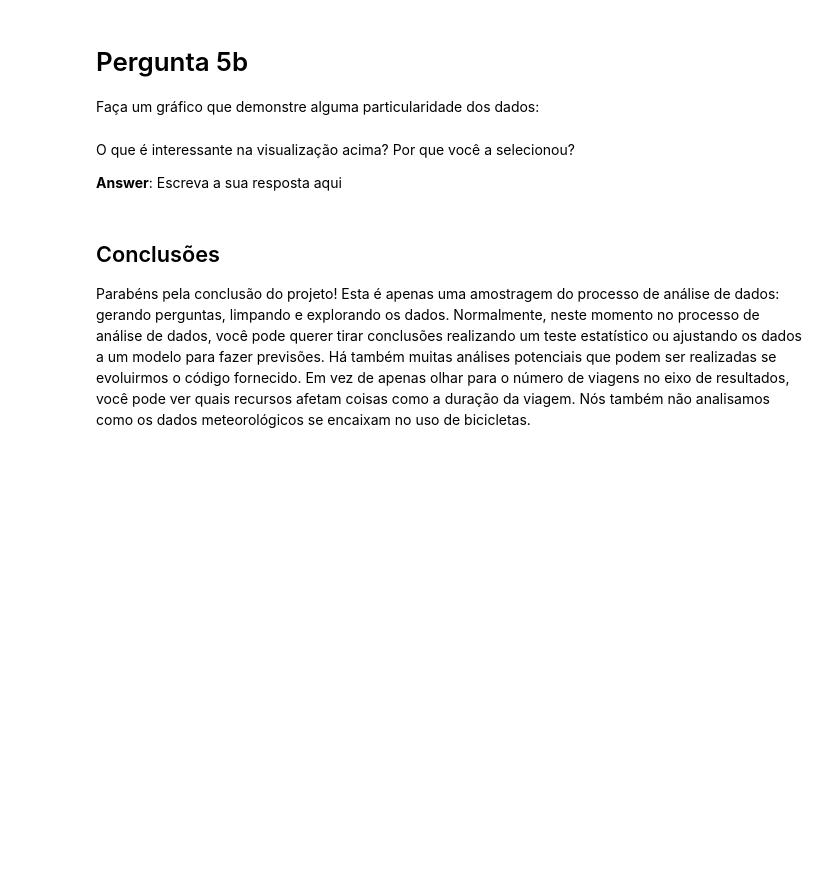
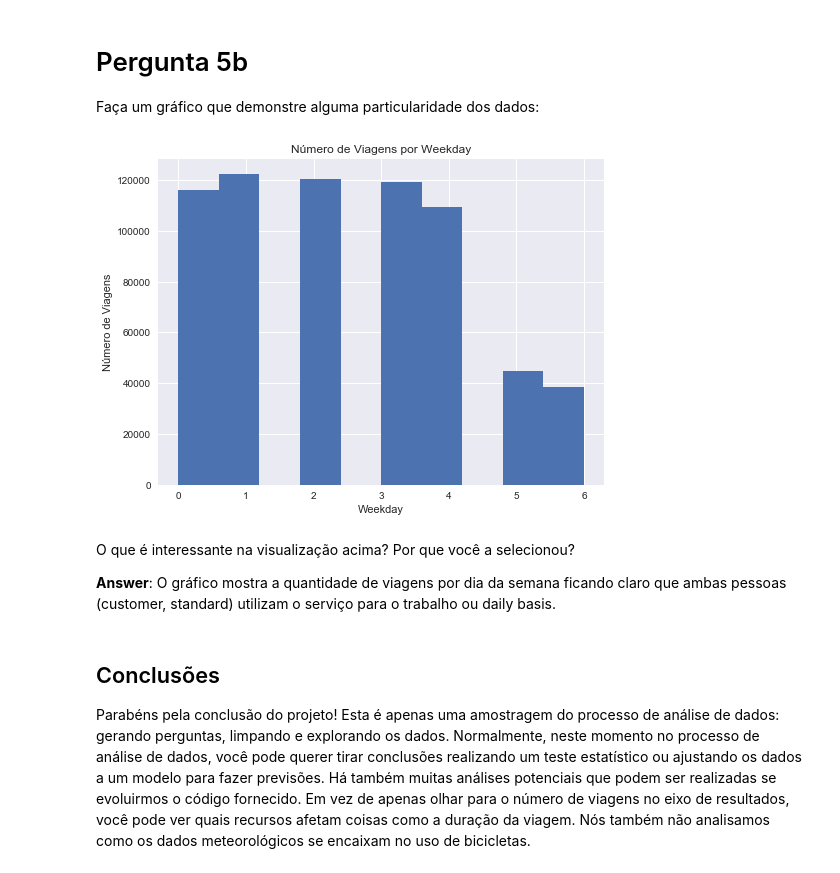
Before and after one commit to brunooliveiramac/bay-area-bike-share-analisys, a Jupyter notebook: Analise_Bay_Area_Bike_Share-NDFDSI.ipynb, the cells around one changed output. Saved outputs shown, nothing was run; the diff lists cells and outputs as text; code cells hidden in the pictures; blank space fills up the shorter version.

```diff
--- a/Analise_Bay_Area_Bike_Share-NDFDSI.ipynb
+++ b/Analise_Bay_Area_Bike_Share-NDFDSI.ipynb
@@ -546,10 +552,13 @@ O que é interessante na visualização acima? Por que você a selecionou?
 Faça um gráfico que demonstre alguma particularidade dos dados:
 # %%
 # Gráfico Final 2
+usage_plot(trip_data, 'weekday')
+# %% [output]
+[figure, added]
 # %% [markdown]
 O que é interessante na visualização acima? Por que você a selecionou?
 
-**Answer**: Escreva a sua resposta aqui
+**Answer**: O gráfico mostra a quantidade de viagens por dia da semana ficando claro que ambas pessoas (customer, standard) utilizam o serviço para o trabalho ou daily basis.
 # %% [markdown]
 ## Conclusões
 
```
Also changed, not shown: parts of 8 cells of this notebook.
